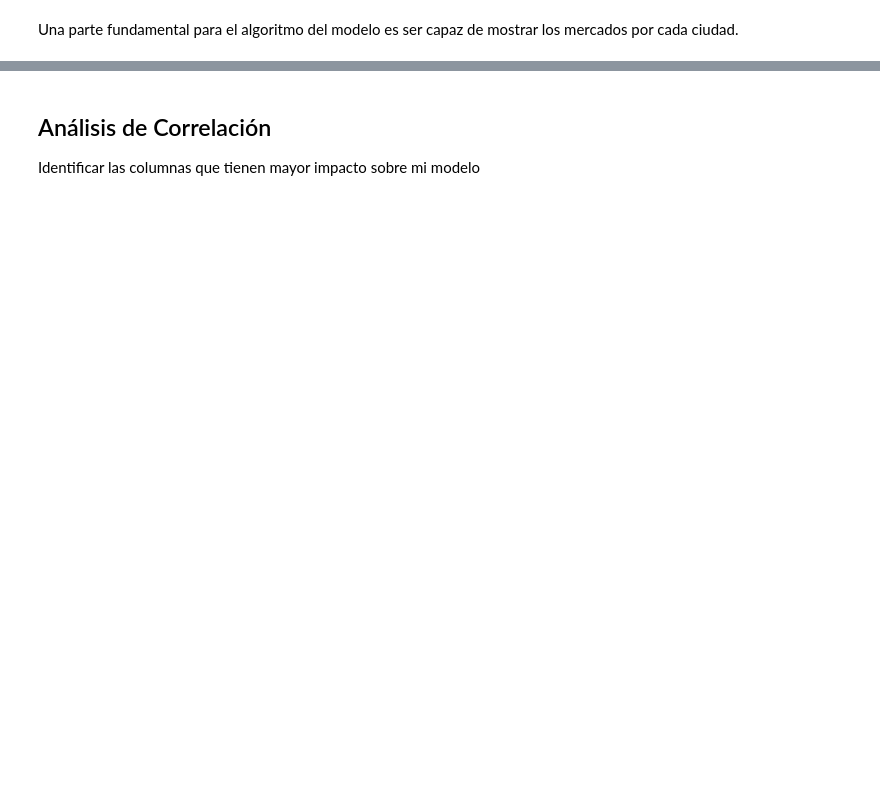
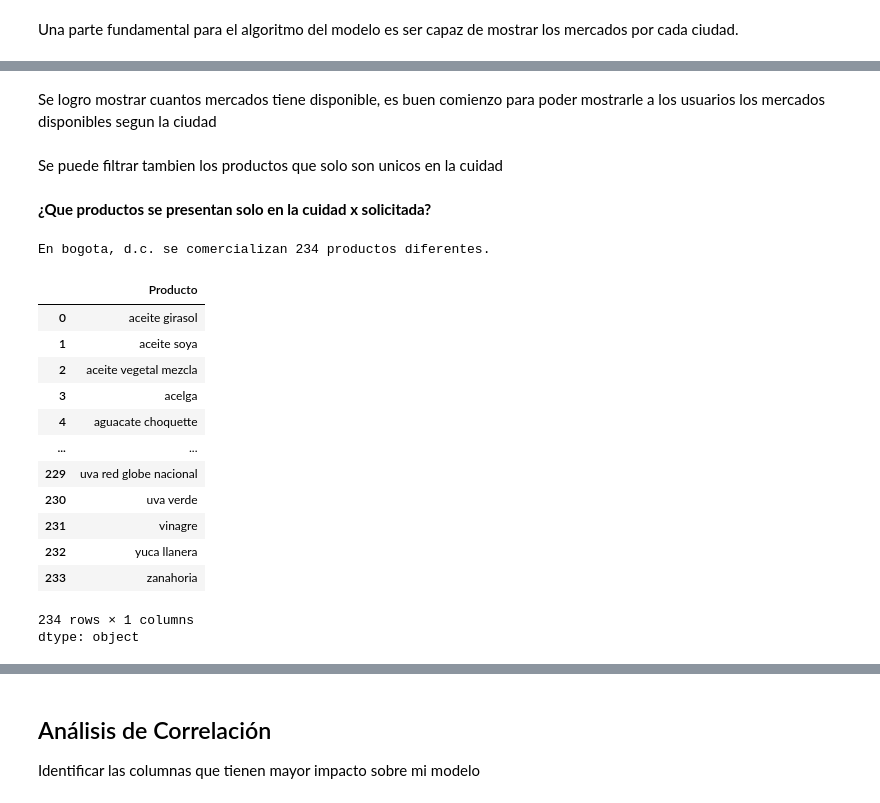
Before and after one commit to daniel-barona/proyecto_ciencia_datos, a Jupyter notebook: src/03_EDA.ipynb, the cells around one changed output, grey strips where cells are left out. Drawn from its saved outputs; the diff is of its cells as text; code cells hidden in the pictures; blank space fills up the shorter version.

```diff
--- a/src/03_EDA.ipynb
+++ b/src/03_EDA.ipynb
@@ -387,0 +402,36 @@ array(['bogota, d.c., frigorifico ble ltda',
+# %% [markdown]
+Se logro mostrar cuantos mercados tiene disponible, es buen comienzo para poder mostrarle a los usuarios los mercados disponibles segun la ciudad
+# %% [markdown]
+Se puede filtrar tambien los productos que solo son unicos en la cuidad
+# %% [markdown]
+**¿Que productos se presentan solo en la cuidad x solicitada?**
+# %%
+productos_ciudad = (
+    df.loc[
+        (df["Municipio"] == ciudad) &
+        (df["Fecha"].dt.year == 2026),
+        "Producto"
+    ]
+      .dropna()
+      .drop_duplicates()
+      .sort_values()
+      .reset_index(drop=True)
+)
+print(f"En {ciudad} se comercializan {len(productos_ciudad)} productos diferentes.\n")
+productos_ciudad
+# %% [output]
+En bogota, d.c. se comercializan 234 productos diferentes.
+|  | Producto |
+| 0 | aceite girasol |
+| 1 | aceite soya |
+| 2 | aceite vegetal mezcla |
+| 3 | acelga |
+| 4 | aguacate choquette |
+| ... | ... |
+| 229 | uva red globe nacional |
+| 230 | uva verde |
+| 231 | vinagre |
+| 232 | yuca llanera |
+| 233 | zanahoria |
+234 rows × 1 columns
+dtype: object
```
Also changed, not shown: parts of 24 cells of this notebook.
